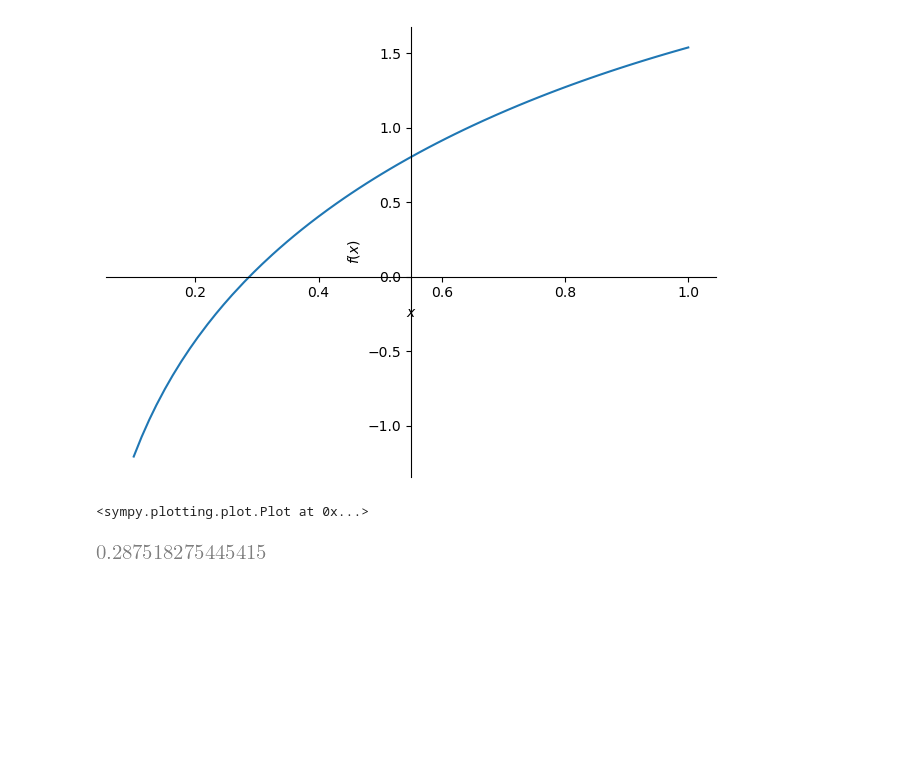
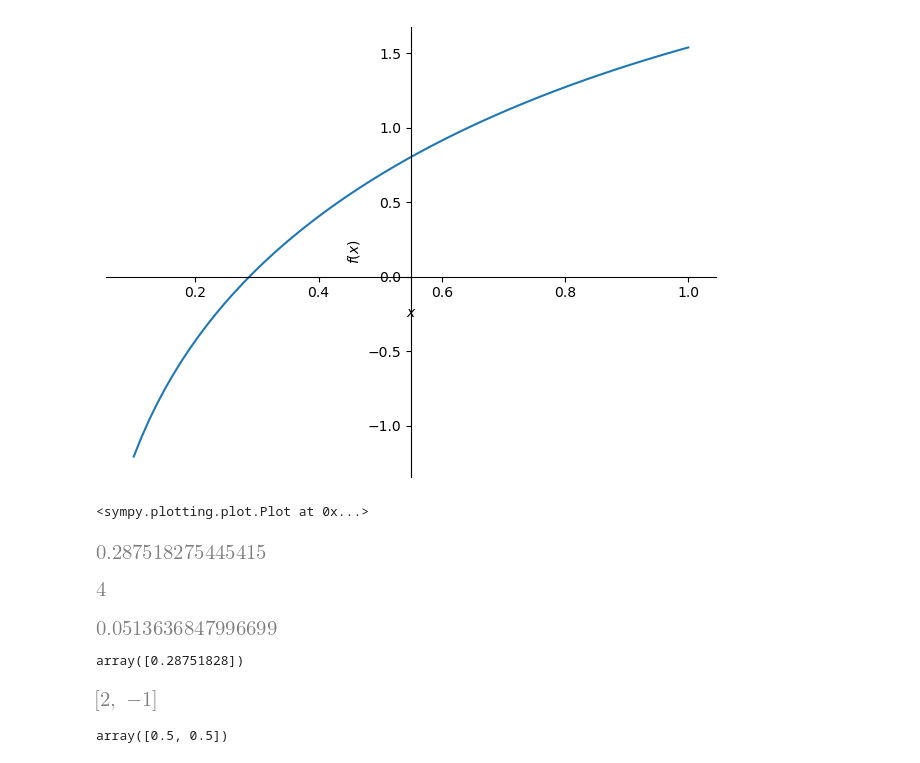
Before and after one commit to williebonavente/CodeTest, a Jupyter notebook: sympy/algebra/notebook4.ipynb, the cells around one changed output. Cells and saved outputs as stored; diff of their text form; code cells hidden in the pictures; blank space fills up the shorter version.

```diff
--- a/sympy/algebra/notebook4.ipynb
+++ b/sympy/algebra/notebook4.ipynb
@@ -110,0 +113,6 @@ sympy.nsolve(unsolvable, x, 0.3)
+# %%
+plus_two = lambda x: x+2
+# %%
+plus_two(2)
+# %% [output]
+[figure, added]
@@ -110,0 +124,8 @@ sympy.nsolve(unsolvable, x, 0.3)
+# %%
+unsolvable_numeric(0.3)
+# %% [output]
+[figure, added]
+# %%
+scipy.optimize.fsolve(unsolvable_numeric, 0.1)
+# %% [output]
+array([0.28751828])
@@ -110,0 +137,9 @@ sympy.nsolve(unsolvable, x, 0.3)
+# %%
+multiple_equations([1, 2])
+# %% [output]
+[figure, added]
+# %%
+first_guess =  [1, 1]
+scipy.optimize.fsolve(multiple_equations, first_guess)
+# %% [output]
+array([0.5, 0.5])
```
Also changed, not shown: parts of 18 cells of this notebook, 2 other files.
